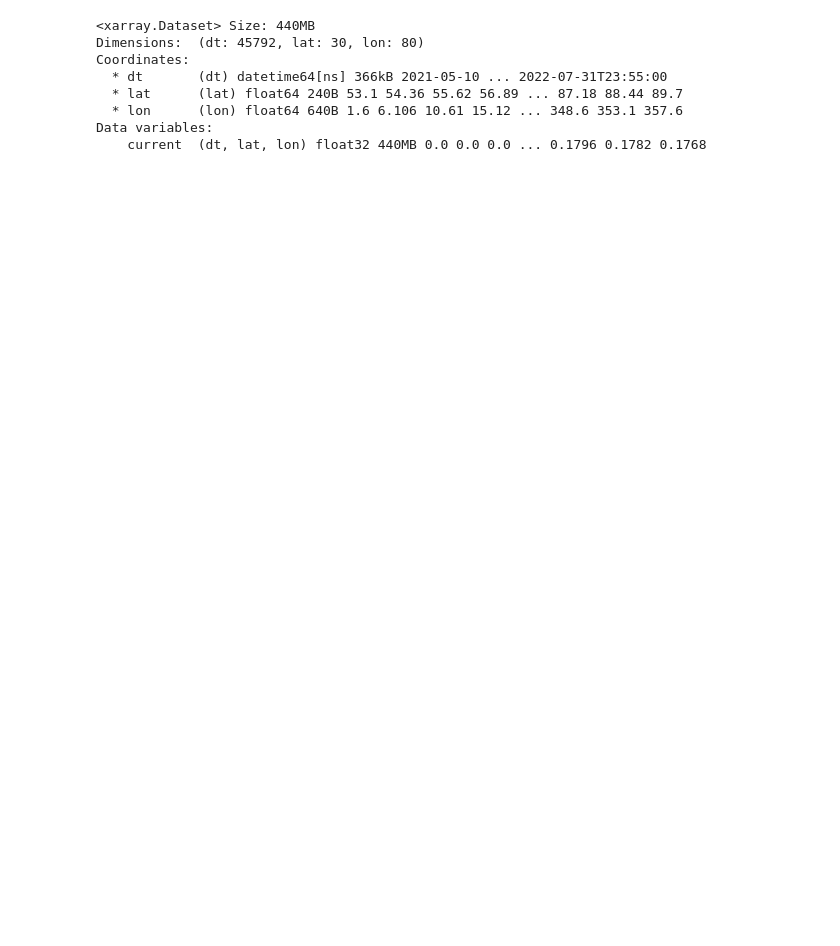
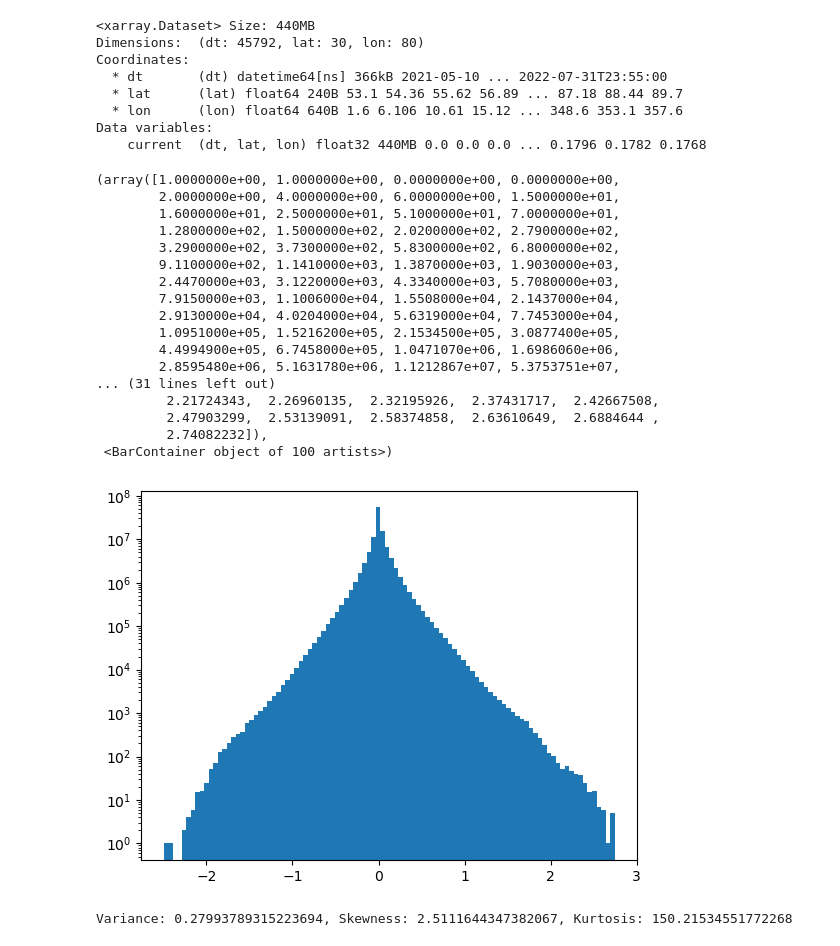
Before and after one commit to reddy-sachin/REPPU-ESN2, a Jupyter notebook: SR_ML/SMRAI_current_PCA.ipynb, the cells around one changed output. Drawn from its saved outputs; the diff is of its cells as text; code cells hidden in the pictures; blank space fills up the shorter version.

```diff
--- a/SR_ML/SMRAI_current_PCA.ipynb
+++ b/SR_ML/SMRAI_current_PCA.ipynb
@@ -65,6 +66,36 @@ Coordinates:
   * lon      (lon) float64 640B 1.6 6.106 10.61 15.12 ... 348.6 353.1 357.6
 Data variables:
     current  (dt, lat, lon) float32 440MB 0.0 0.0 0.0 ... 0.1796 0.1782 0.1768
+# %%
+#histogram of curent
+plt.hist(ds['current'].values.flatten(), bins=100, log=True)
+# %% [output]
+(array([1.0000000e+00, 1.0000000e+00, 0.0000000e+00, 0.0000000e+00,
+        2.0000000e+00, 4.0000000e+00, 6.0000000e+00, 1.5000000e+01,
+        1.6000000e+01, 2.5000000e+01, 5.1000000e+01, 7.0000000e+01,
+        1.2800000e+02, 1.5000000e+02, 2.0200000e+02, 2.7900000e+02,
+        3.2900000e+02, 3.7300000e+02, 5.8300000e+02, 6.8000000e+02,
+        9.1100000e+02, 1.1410000e+03, 1.3870000e+03, 1.9030000e+03,
+        2.4470000e+03, 3.1220000e+03, 4.3340000e+03, 5.7080000e+03,
+        7.9150000e+03, 1.1006000e+04, 1.5508000e+04, 2.1437000e+04,
+        2.9130000e+04, 4.0204000e+04, 5.6319000e+04, 7.7453000e+04,
+        1.0951000e+05, 1.5216200e+05, 2.1534500e+05, 3.0877400e+05,
+        4.4994900e+05, 6.7458000e+05, 1.0471070e+06, 1.6986060e+06,
+        2.8595480e+06, 5.1631780e+06, 1.1212867e+07, 5.3753751e+07,
+... (31 lines left out)
+         2.21724343,  2.26960135,  2.32195926,  2.37431717,  2.42667508,
+         2.47903299,  2.53139091,  2.58374858,  2.63610649,  2.6884644 ,
+         2.74082232]),
+ <BarContainer object of 100 artists>)
+[figure, added]
+# %%
+meal_val = ds['current'].values.flatten()
+variance_val = np.var(meal_val)
+skewness_val = stats.skew(meal_val)
+kurtosis_val = stats.kurtosis(meal_val)
+print(f'Variance: {variance_val}, Skewness: {skewness_val}, Kurtosis: {kurtosis_val}')
+# %% [output]
+Variance: 0.27993789315223694, Skewness: 2.5111644347382067, Kurtosis: 150.21534551772268
 # %%
 def create_PCA(ds, pca_comps, plot=False):
 
```
Also changed, not shown: parts of 12 cells of this notebook, 9 other files.
